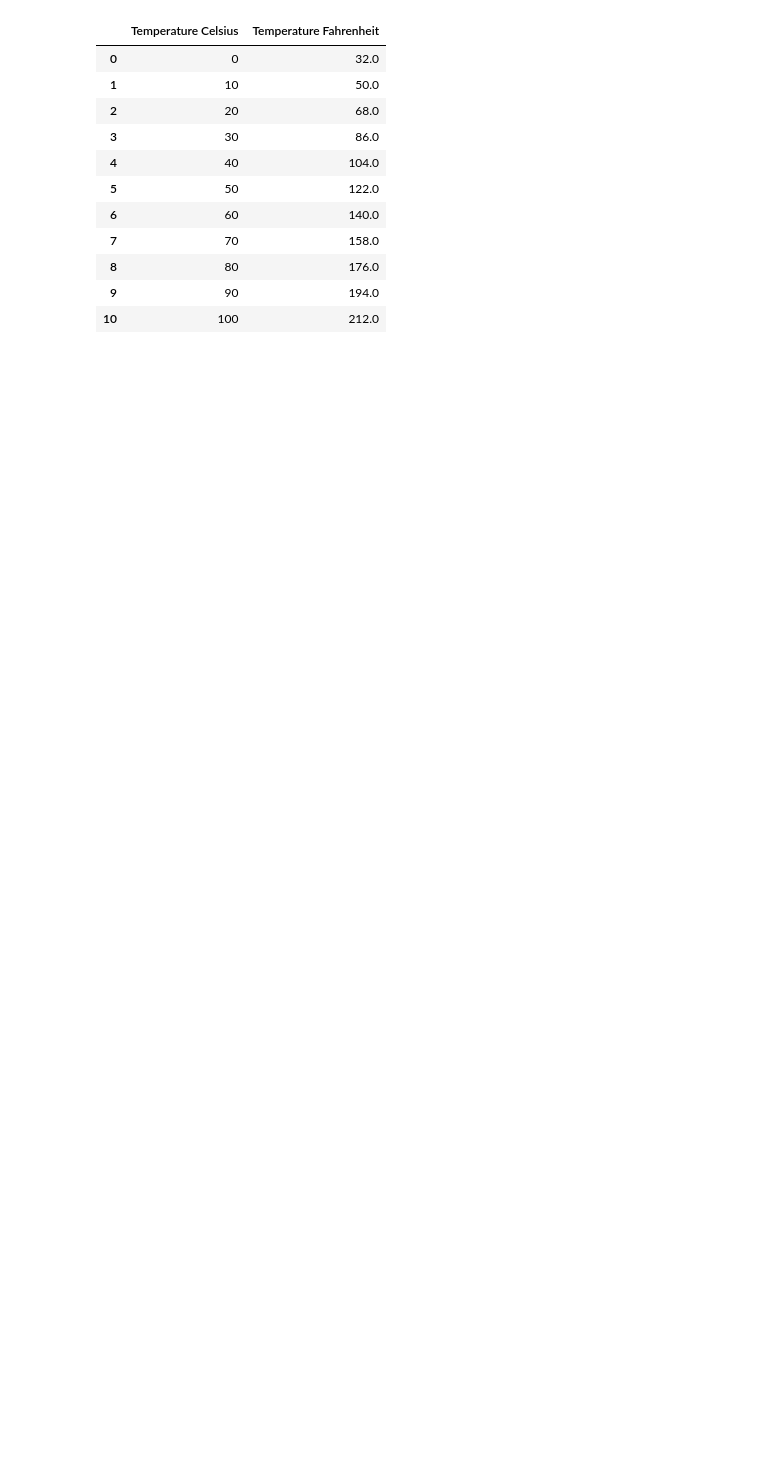
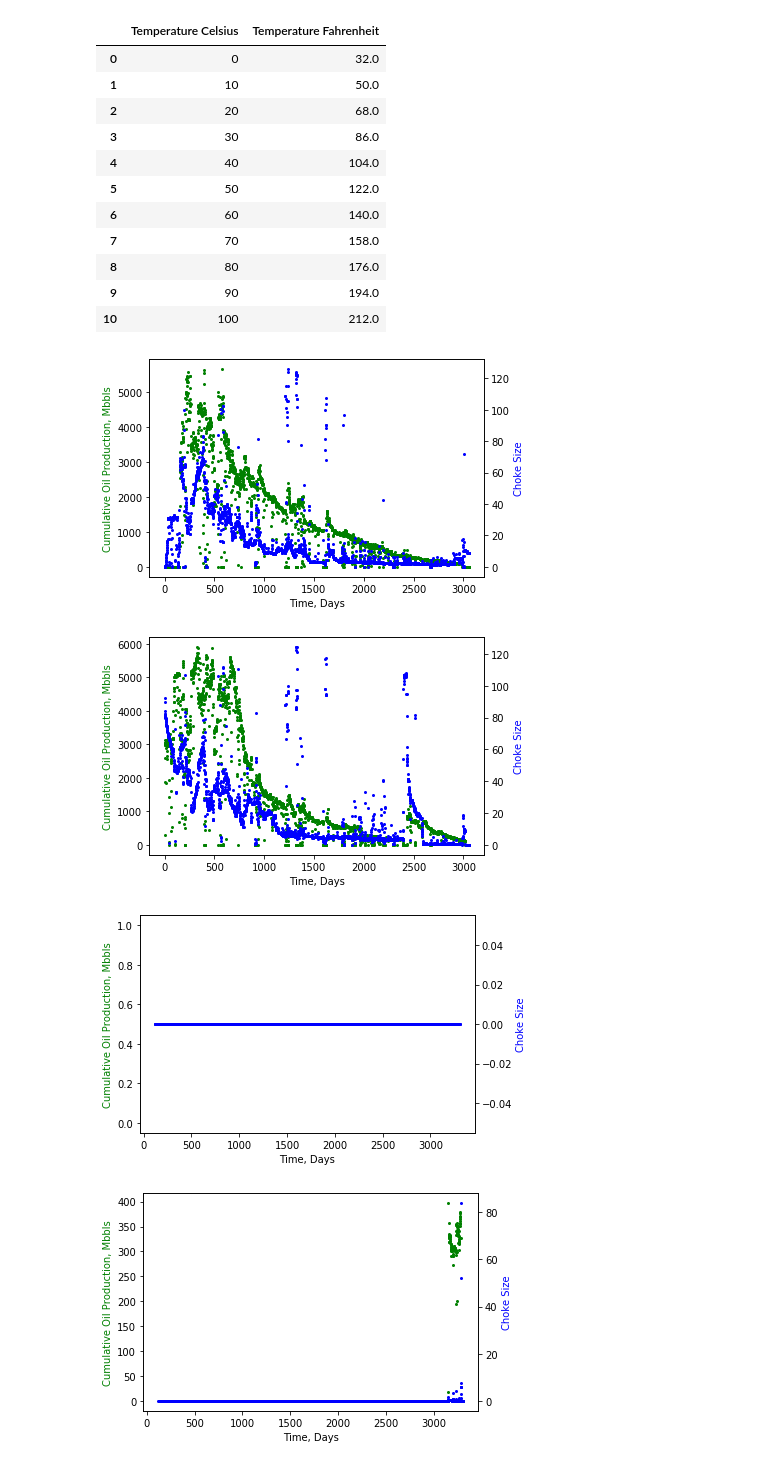
Before and after one commit to nernst2/PETE-2061, a Jupyter notebook: Final Review Session .ipynb, the cells around one changed output. Saved outputs shown, nothing was run; the diff lists cells and outputs as text; code cells hidden in the pictures; blank space fills up the shorter version.

```diff
--- a/Final Review Session .ipynb
+++ b/Final Review Session .ipynb
@@ -40,0 +45,20 @@ cur = conn.cursor()
+# %%
+wellBore = (5351, 5599, 5693, 5769, 7078, 7289, 7405)
+
+for n in wellBore:
+    testWellDF = pd.read_sql_query(f"SELECT DP_CHOKE_SIZE, BORE_OIL_VOL FROM DailyRates WHERE NPD_WELL_BORE_CODE={n};", conn)
+
+    fig, ax1 = plt.subplots()
+    ax2 = ax1.twinx()
+    ax1.plot(testWellDF['BORE_OIL_VOL'], color = "green", ls = 'None', marker = 'o', markersize = 2,)
+    ax2.plot(testWellDF['DP_CHOKE_SIZE'], color = "blue", ls = 'None', marker = 'o', markersize = 2,)
+    ax1.set_xlabel('Time, Days')
+    ax1.set_ylabel('Cumulative Oil Production, Mbbls', color='g')
+    ax2.set_ylabel('Choke Size', color='b')
+    plt.show()
+#control-shift-esc to see task manager
+# %% [output]
+[figure, added]
+[figure, added]
+[figure, added]
+[figure, added]
```
Also changed, not shown: parts of 2 cells of this notebook.
